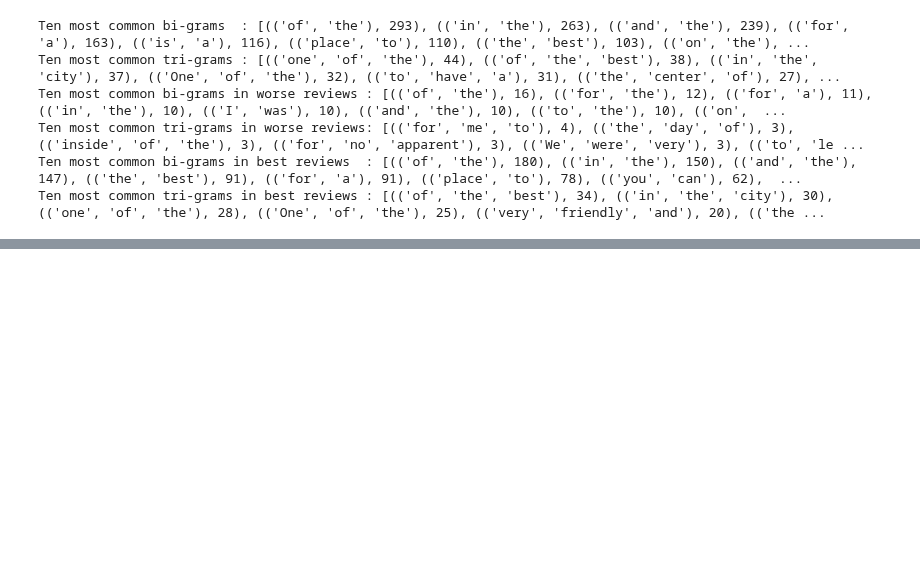
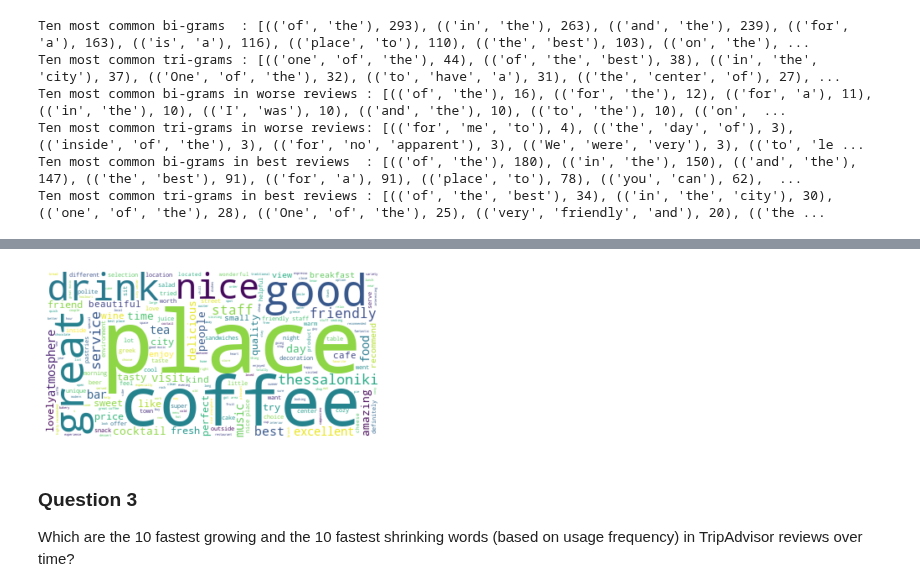
Before and after one commit to MnAppsNet/Web-Scraping-Tutorial, a Jupyter notebook: Basic_Visualizations.ipynb, the cells around one changed output, grey strips where cells are left out. Saved outputs shown, nothing was run; the diff lists cells and outputs as text; code cells hidden in the pictures; blank space fills up the shorter version.

```diff
--- a/Basic_Visualizations.ipynb
+++ b/Basic_Visualizations.ipynb
@@ -297,0 +330,4 @@ TypeError: unhashable type: 'list'
+# %%
+# Most common words from the reviews with 5 stars
+create_word_cloud(text_50)
+# %% [output]
@@ -297,0 +336,5 @@ TypeError: unhashable type: 'list'
+[figure, added]
+# %% [markdown]
+<h3> Question 3 </h3>
+Which are the 10 fastest growing and the 10 fastest shrinking words (based on usage
+frequency) in TripAdvisor reviews over time?
```
Also changed, not shown: parts of 5 cells of this notebook.
